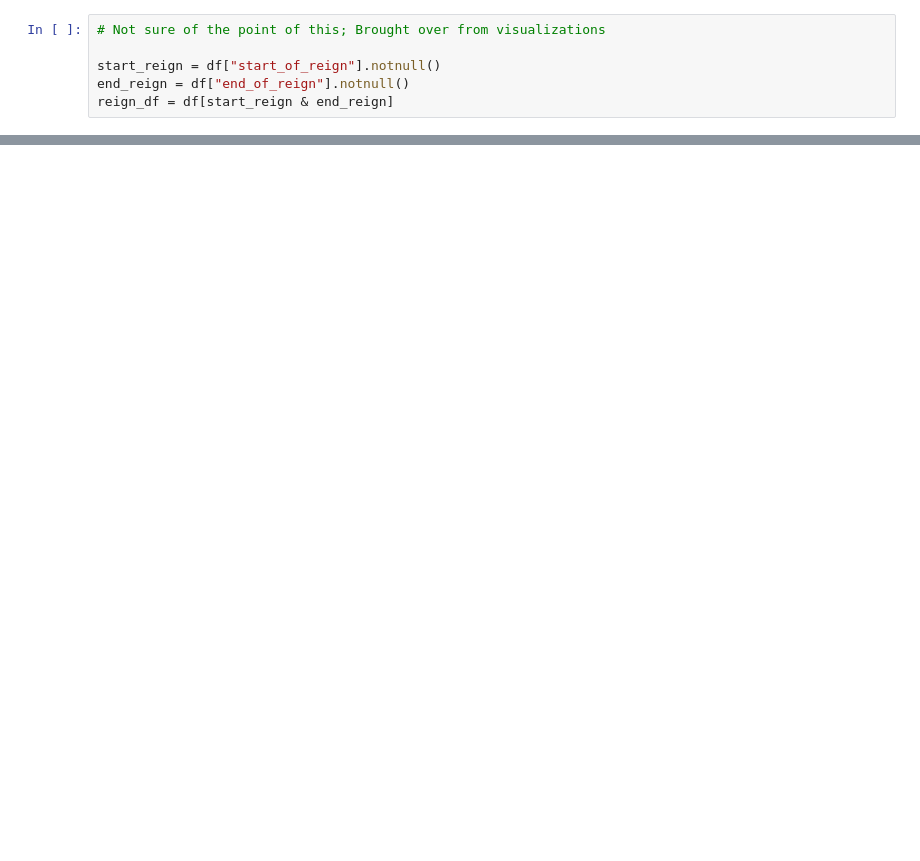
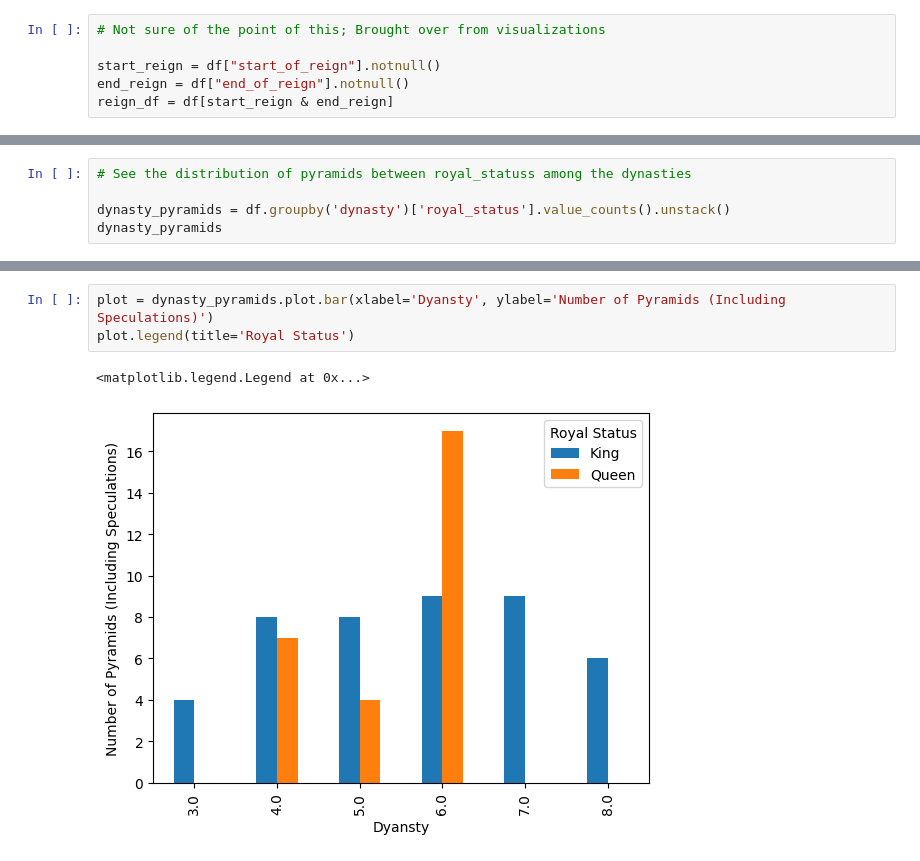
Before and after one commit to brown-ccv/egyptology-viz, a Jupyter notebook: Notebooks/exploration.ipynb, the cells around one changed output, grey strips where cells are left out. Cells and saved outputs as stored; diff of their text form; blank space fills up the shorter version.

```diff
--- a/Notebooks/exploration.ipynb
+++ b/Notebooks/exploration.ipynb
@@ -52,0 +91,5 @@ dynasty_casing
+# %%
+# See the distribution of pyramids between royal_statuss among the dynasties
+
+dynasty_pyramids = df.groupby('dynasty')['royal_status'].value_counts().unstack()
+dynasty_pyramids
@@ -52,0 +105,6 @@ dynasty_casing
+# %%
+plot = dynasty_pyramids.plot.bar(xlabel='Dyansty', ylabel='Number of Pyramids (Including Speculations)')
+plot.legend(title='Royal Status')
+# %% [output]
+<matplotlib.legend.Legend at 0x...>
+[figure, added]
```
Also changed, not shown: parts of 12 cells of this notebook.
